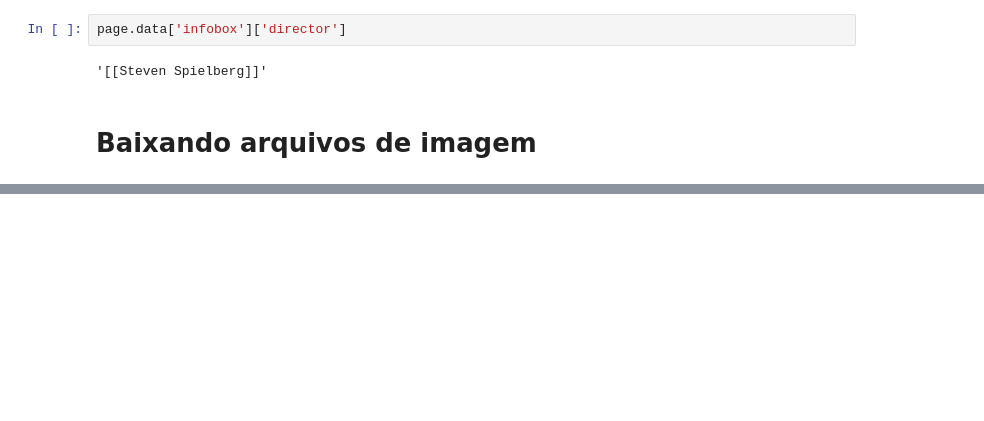
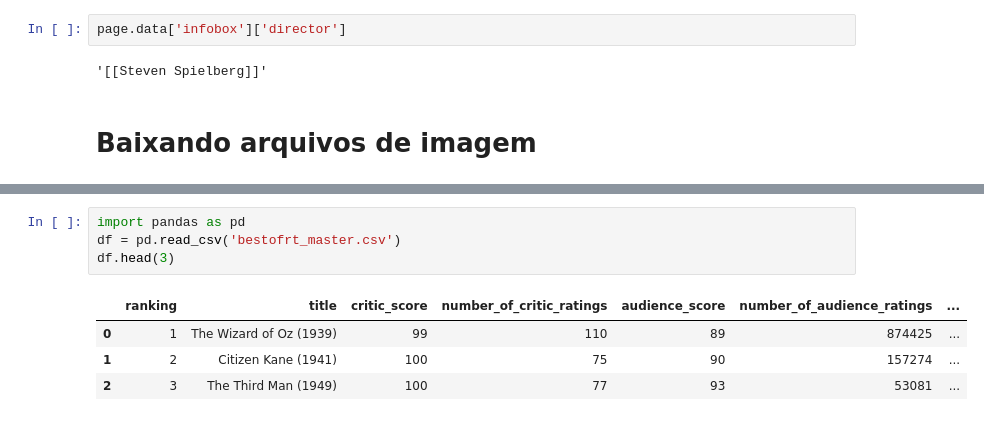
Before and after one commit to geocarvalho/python-ds, a Jupyter notebook: DS-fundations-2/data-wrangling/02_gathering-data.ipynb, the cells around one changed output, grey strips where cells are left out. Cells and saved outputs as stored; diff of their text form; blank space fills up the shorter version.

```diff
--- a/DS-fundations-2/data-wrangling/02_gathering-data.ipynb
+++ b/DS-fundations-2/data-wrangling/02_gathering-data.ipynb
@@ -275,0 +519,9 @@ NameError: name 'filename' is not defined
+# %%
+import pandas as pd
+df = pd.read_csv('bestofrt_master.csv')
+df.head(3)
+# %% [output]
+|  | ranking | title | critic_score | number_of_critic_ratings | audience_score | number_of_audience_ratings | ... |
+| 0 | 1 | The Wizard of Oz (1939) | 99 | 110 | 89 | 874425 | ... |
+| 1 | 2 | Citizen Kane (1941) | 100 | 75 | 90 | 157274 | ... |
+| 2 | 3 | The Third Man (1949) | 100 | 77 | 93 | 53081 | ... |
```
Also changed, not shown: parts of 38 cells of this notebook, 6 other files.
